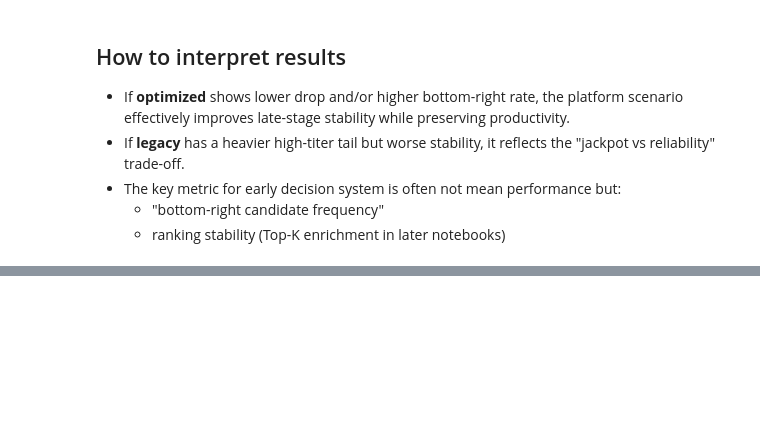
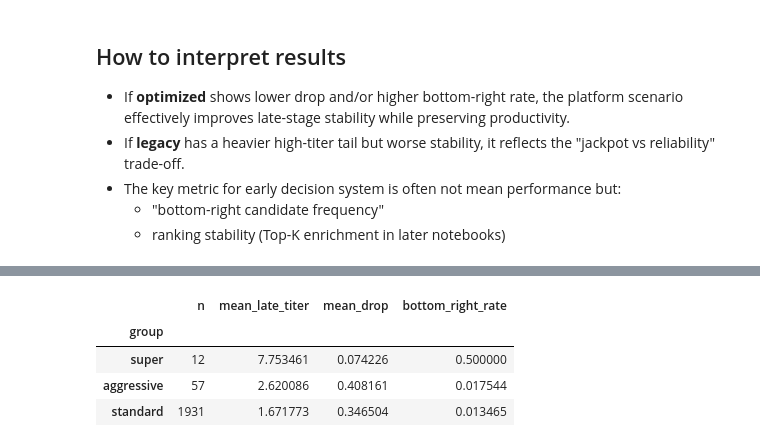
Before and after one commit to Sanghee-L/CLD_ML_PIPELINE, a Jupyter notebook: notebooks/01b_compare_scenario_legacy_vs_optimized.ipynb, the cells around one changed output, grey strips where cells are left out. Cells and saved outputs as stored; diff of their text form; code cells hidden in the pictures; blank space fills up the shorter version.

```diff
--- a/notebooks/01b_compare_scenario_legacy_vs_optimized.ipynb
+++ b/notebooks/01b_compare_scenario_legacy_vs_optimized.ipynb
@@ -377,0 +399,63 @@ Saved report: ../reports/scenario_report_legacy_vs_optimized_P24-30.png
+# %%
+import pandas as pd
+import sqlite3
+
+# paths (adjust if needed)
+DB_LEGACY = "../data/synthetic/raw/cld_2000clones_legacy.db"
+LATENT_LEGACY = "../data/synthetic/raw/clone_latent_truths_2000_legacy.csv"
+
+LATE_START, LATE_END = 24, 30
+
+# load latents (contains is_super / is_aggressive)
+lat = pd.read_csv(LATENT_LEGACY)[["clone_id","is_super","is_aggressive"]]
+
+# compute late outcomes from DB
+conn = sqlite3.connect(DB_LEGACY)
+late = pd.read_sql_query("""
+    SELECT p.clone_id,
+           AVG(CASE WHEN ar.assay_type='titer' THEN ar.value END) AS late_mean_titer,
+           AVG(CASE WHEN ar.assay_type='aggregation' THEN ar.value END) AS late_mean_aggregation
+    FROM assay_result ar
+    JOIN passage p ON p.passage_id = ar.passage_id
+    WHERE p.passage_number BETWEEN ? AND ?
+    GROUP BY p.clone_id
+""", conn, params=[LATE_START, LATE_END])
+
+stb = pd.read_sql_query("""
+    SELECT clone_id, productivity_drop_pct
+    FROM stability_test
+""", conn)
+conn.close()
+
+df = lat.merge(late, on="clone_id").merge(stb, on="clone_id")
+
+# define groups
+def group_name(r):
+    if r["is_super"] == 1:
+        return "super"
+    if r["is_aggressive"] == 1:
+        return "aggressive"
+    return "standard"
+
+df["group"] = df.apply(group_name, axis=1)
+
+# bottom-right definition
+t_thr = df["late_mean_titer"].quantile(0.90)
+d_thr = df["productivity_drop_pct"].quantile(0.10)
+df["bottom_right"] = (df["late_mean_titer"] >= t_thr) & (df["productivity_drop_pct"] <= d_thr)
+
+# summary table
+summary = df.groupby("group").agg(
+    n=("clone_id","count"),
+    mean_late_titer=("late_mean_titer","mean"),
+    mean_drop=("productivity_drop_pct","mean"),
+    bottom_right_rate=("bottom_right","mean"),
+).sort_values("bottom_right_rate", ascending=False)
+
+summary
+# %% [output]
+|  | n | mean_late_titer | mean_drop | bottom_right_rate |
+| group |  |  |  |  |
+| super | 12 | 7.753461 | 0.074226 | 0.500000 |
+| aggressive | 57 | 2.620086 | 0.408161 | 0.017544 |
+| standard | 1931 | 1.671773 | 0.346504 | 0.013465 |
```
Also changed, not shown: parts of 6 cells of this notebook, 10 other files.
